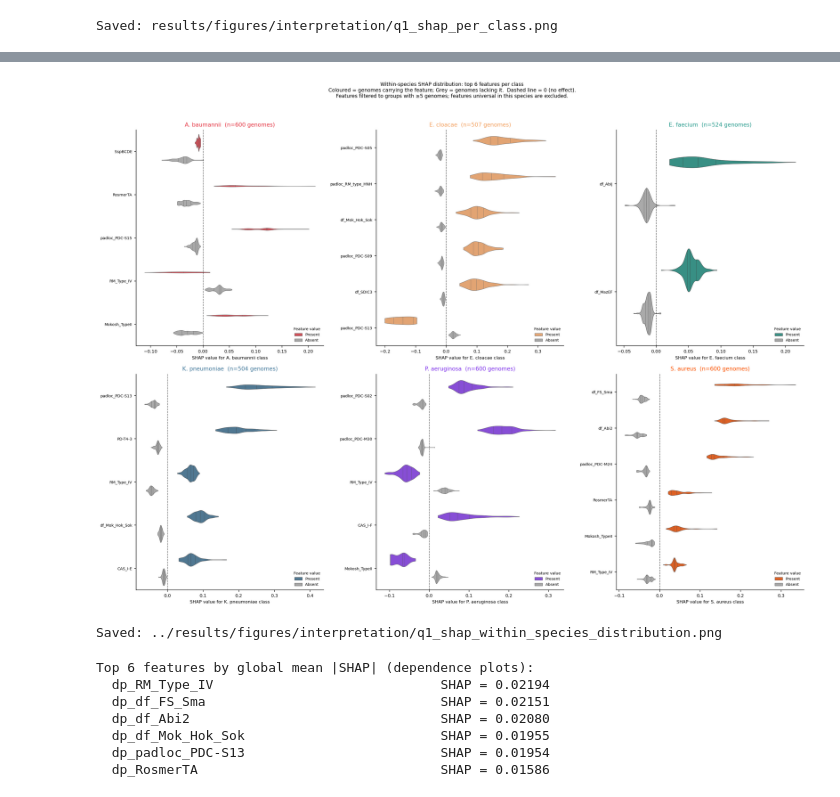
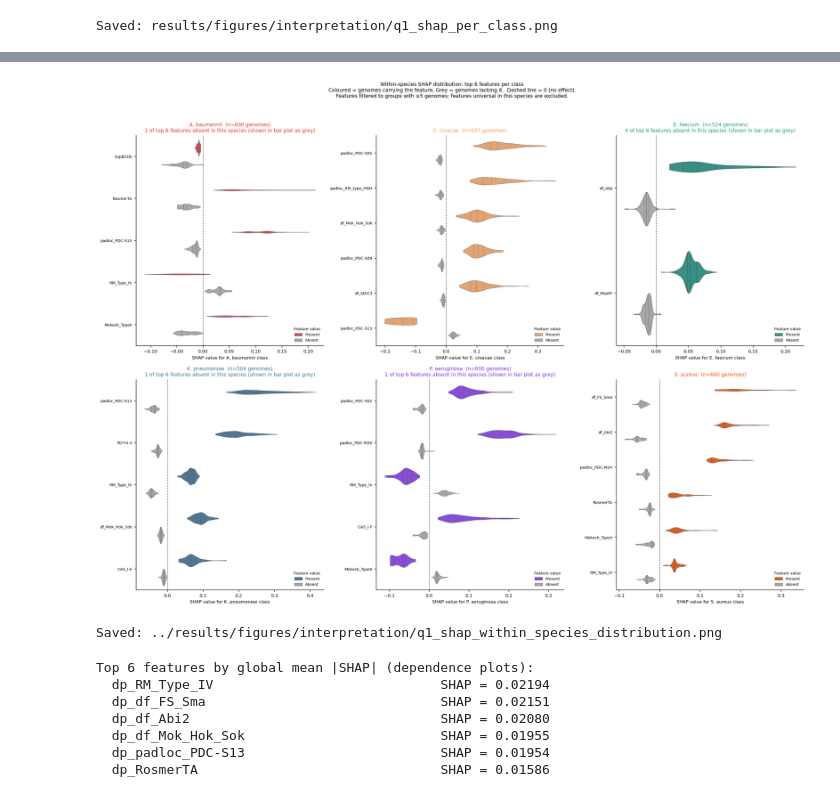
Before and after one commit to vikos77/eskape-defence-ml, a Jupyter notebook: notebooks/08_model_interpretation.ipynb, the cells around one changed output, grey strips where cells are left out. Drawn from its saved outputs; the diff is of its cells as text; code cells hidden in the pictures.

Commit message:
NB08 S2: explain EF 2-feature panel -- near-absent Gram-negative systems excluded from violin

```diff
--- a/notebooks/08_model_interpretation.ipynb
+++ b/notebooks/08_model_interpretation.ipynb
@@ -665,6 +668,7 @@ for cls_idx, (species, ax) in enumerate(zip(SPECIES_ORDER, axes_flat)):
     df_valid = df_plot[df_plot["Feature"].isin(valid_feats)]
     order    = [f.replace("dp_", "") for f in top_feats if f.replace("dp_", "") in valid_feats]
 
+    n_excluded = len(top_feats) - len(valid_feats)
     if df_valid.empty:
         ax.text(0.5, 0.5, "All features near-universal\nin this species",
                 ha="center", va="center", transform=ax.transAxes, fontsize=9)
@@ -672,36 +676,38 @@ for cls_idx, (species, ax) in enumerate(zip(SPECIES_ORDER, axes_flat)):
         sns.violinplot(
             data=df_valid, x="SHAP", y="Feature",
             hue="Presence", hue_order=["Present", "Absent"],
             palette={"Present": SPECIES_PALETTE[species], "Absent": "#AAAAAA"},
             order=order, orient="h", inner="quart",
             cut=0, linewidth=0.5, ax=ax,
         )
         ax.axvline(0, color="black", linewidth=0.9, linestyle="--", alpha=0.6)
         ax.legend(title="Feature value", fontsize=7, title_fontsize=7,
                   loc="lower right", framealpha=0.7, edgecolor="none")
 
     n_sp = species_mask.sum()
-    ax.set_title(f"{SPECIES_LABELS[species]}  (n={n_sp} genomes)",
-                 fontsize=10, color=SPECIES_PALETTE[species])
+    title_str = f"{SPECIES_LABELS[species]}  (n={n_sp} genomes)"
+    if n_excluded > 0:
+        title_str += f"\n{n_excluded} of top {N_TOP} features absent in this species (shown in bar plot as grey)"
+    ax.set_title(title_str, fontsize=9, color=SPECIES_PALETTE[species])
     ax.set_xlabel(f"SHAP value for {SPECIES_LABELS[species]} class", fontsize=8)
     ax.set_ylabel("")
     ax.tick_params(axis="y", labelsize=7)
     ax.tick_params(axis="x", labelsize=8)
 
 plt.suptitle(
     "Within-species SHAP distribution: top 6 features per class\n"
     "Coloured = genomes carrying the feature; Grey = genomes lacking it.  "
     "Dashed line = 0 (no effect).\n"
     "Features filtered to groups with ≥5 genomes; features universal in this species are excluded.",
     fontsize=9, y=1.02,
 )
 plt.tight_layout()
 out_path = FIGS_INTERP / "q1_shap_within_species_distribution.png"
 plt.savefig(out_path, dpi=150, bbox_inches="tight")
 plt.show()
 print(f"Saved: {out_path}")
 # %% [output]
-[figure, old version]
+[figure, new version]
 Saved: ../results/figures/interpretation/q1_shap_within_species_distribution.png
 # %%
 # ── 2.5  Feature dependence plots: top 6 by global mean |SHAP| ───────────────
```
Also changed, not shown: parts of 2 cells of this notebook, 1 other file.
